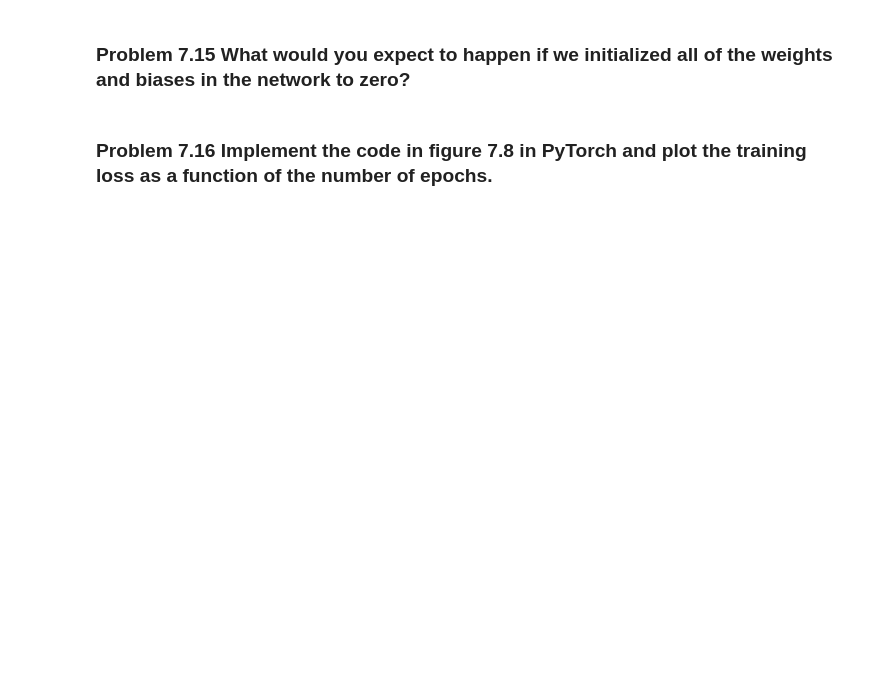
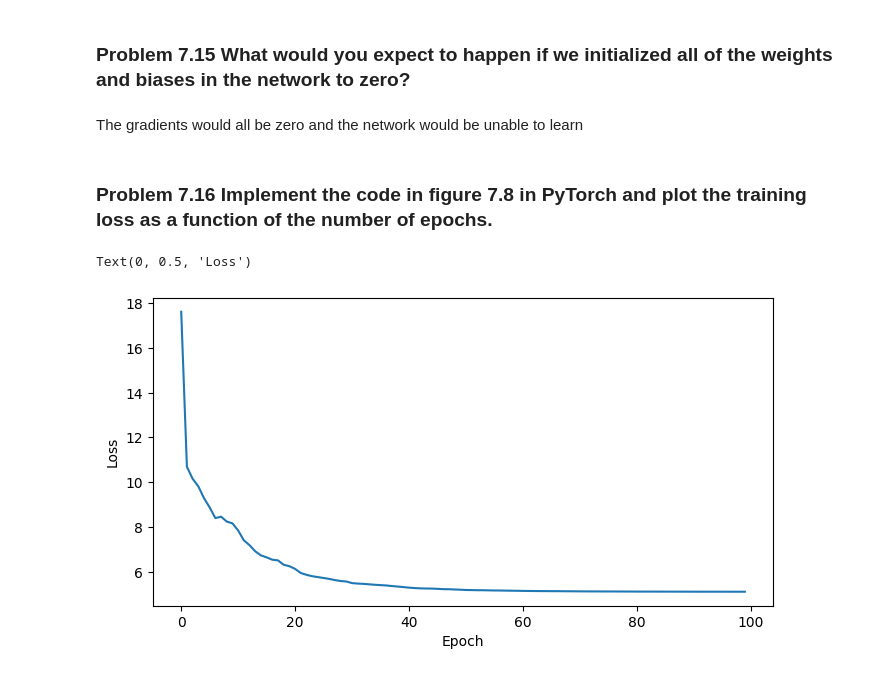
Before and after one commit to collijk/mechanistic-interpretability, a Jupyter notebook: projects/udlbook/Notebooks/Chap07/Exercises.ipynb, the cells around one changed output. Drawn from its saved outputs; the diff is of its cells as text; code cells hidden in the pictures; blank space fills up the shorter version.

```diff
--- a/projects/udlbook/Notebooks/Chap07/Exercises.ipynb
+++ b/projects/udlbook/Notebooks/Chap07/Exercises.ipynb
@@ -29,4 +166,77 @@
 # %% [markdown]
 ### Problem 7.15 What would you expect to happen if we initialized all of the weights and biases in the network to zero?
+# %% [markdown]
+The gradients would all be zero and the network would be unable to learn
 # %% [markdown]
 ### Problem 7.16 Implement the code in figure 7.8 in PyTorch and plot the training loss as a function of the number of epochs.
+# %%
+import torch, torch.nn as nn
+from torch.utils.data import TensorDataset, DataLoader
+from torch.optim.lr_scheduler import StepLR
+
+# define input size, hidden layer size, output size
+D_i, D_k, D_o = 10, 40, 5
+# create model with two hidden layers
+model = nn.Sequential(
+    nn.Linear(D_i, D_k),
+    nn.ReLU(),
+    nn.Linear(D_k, D_k),
+    nn.ReLU(),
+    nn.Linear(D_k, D_o),
+)
+
+# He initialization of weights
+def weights_init(layer_in):
+    if isinstance(layer_in, nn.Linear):
+        nn.init.kaiming_normal_(layer_in.weight)
+        layer_in.bias.data.fill_(0.0)
+model.apply(weights_init)
+
+# choose least squares loss function
+criterion = nn.MSELoss()
+# construct SGD optimizer and initialize learning rate and momentum
+optimizer = torch.optim.SGD(model.parameters(), lr = 0.1, momentum=0.9)
+# object that decreases learning rate by half every 10 epochs
+scheduler = StepLR(optimizer, step_size=10, gamma=0.5)
+
+# create 100 random data points and store in data loader class
+x = torch.randn(100, D_i)
+y = torch.randn(100, D_o)
+data_loader = DataLoader(TensorDataset(x,y), batch_size=10, shuffle=True)
+
+
+loss_data = []
+# loop over the dataset 100 times
+for epoch in range(100):
+    epoch_loss = 0.0
+    # loop over batches
+    for i, data in enumerate(data_loader):
+        # retrieve inputs and labels for this batch
+        x_batch, y_batch = data
+        # zero the parameter gradients
+        optimizer.zero_grad()
+        # forward pass
+        pred = model(x_batch)
+        loss = criterion(pred, y_batch)
+        # backward pass
+        loss.backward()
+        # SGD update
+        optimizer.step()
+        # update statistics
+        epoch_loss += loss.item()
+        # print error
+    loss_data.append((epoch, epoch_loss))
+    #print(f'Epoch {epoch:5d}, loss {epoch_loss:.3f}')
+    # tell scheduler to consider updating learning rate
+    scheduler.step()
+
+epochs, losses = zip(*loss_data)
+import matplotlib.pyplot as plt
+
+fig, ax = plt.subplots(figsize=(8, 4))
+ax.plot(epochs, losses)
+ax.set_xlabel('Epoch')
+ax.set_ylabel('Loss')
+# %% [output]
+Text(0, 0.5, 'Loss')
+[figure, added]
```
Also changed, not shown: parts of 16 cells of this notebook.
